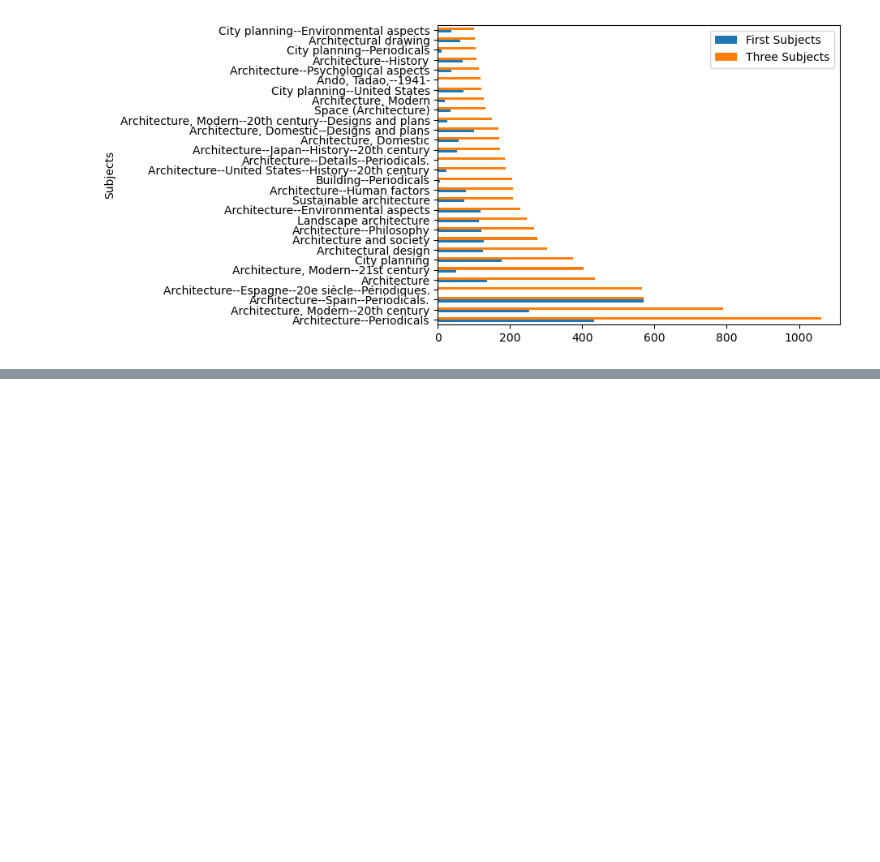
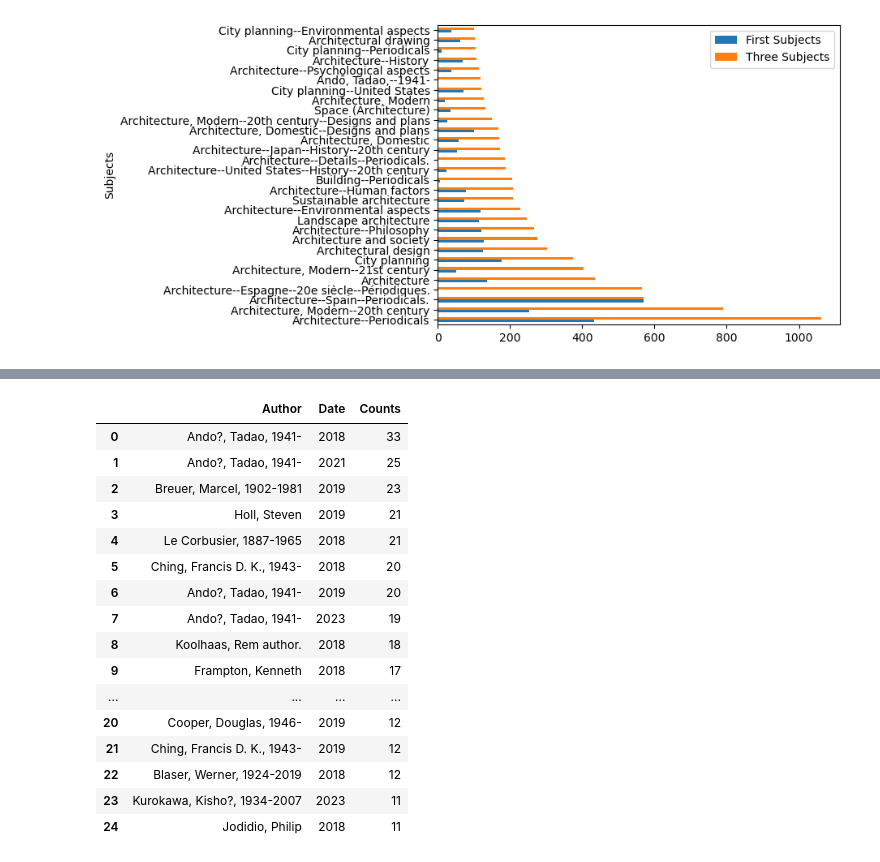
Before and after one commit to senderrr/Architecture, a Jupyter notebook: ArchitectureNotebookPlots.ipynb, the cells around one changed output, grey strips where cells are left out. Drawn from its saved outputs; the diff is of its cells as text; code cells hidden in the pictures; blank space fills up the shorter version.

```diff
--- a/ArchitectureNotebookPlots.ipynb
+++ b/ArchitectureNotebookPlots.ipynb
@@ -15,7 +15,12 @@ three_df.head()
 | 2 | 2252958767220001701 | 1/2/2018 | N | 31951D01848189P | HT119 .S65 2000 | TARCH | ... |
 | 3 | 2252959196040001701 | 1/2/2018 | N | 31951000140967E | E159 .H77 | TARCH | ... |
 | 4 | 2252959196040001701 | 1/2/2018 | N | 31951000140967E | E159 .H77 | TARCH | ... |
-# %%
-three_df['Loan Date'] = three_df['Loan Date'].astype(str).str[-4:]
-one_df['Loan Date'] = one_df['Loan Date'].astype(str).str[-4:]
-three_df.head(5)
+# %%
+# rename columns
+one_df = one_df.rename(columns={'Title (Complete)' : 'Title',
+                   'Permanent Call Number' : 'Call Number',
+               'Loan Date' : 'Date'})
+
+#convert to string and change year to whole year
+one_df['Date'] = one_df['Date'].astype(str).str[-4:]
+one_df.head(5)
@@ -144,0 +206,23 @@ bar_df.plot(x='Subjects', y=['First Subjects', 'Three Subjects'], kind='barh')
+# %%
+# Create a number of counts via group by author and date for the first subject DataFrame
+
+AuthorCounts = one_df.groupby(['Author', 'Date']).size().reset_index(name='Counts').sort_values(by=['Counts'], ascending=[False])
+AuthorCounts.reset_index(drop = True).head(25)
+# %% [output]
+|  | Author | Date | Counts |
+| 0 | Ando?, Tadao, 1941- | 2018 | 33 |
+| 1 | Ando?, Tadao, 1941- | 2021 | 25 |
+| 2 | Breuer, Marcel, 1902-1981 | 2019 | 23 |
+| 3 | Holl, Steven | 2019 | 21 |
+| 4 | Le Corbusier, 1887-1965 | 2018 | 21 |
+| 5 | Ching, Francis D. K., 1943- | 2018 | 20 |
+| 6 | Ando?, Tadao, 1941- | 2019 | 20 |
+| 7 | Ando?, Tadao, 1941- | 2023 | 19 |
+| 8 | Koolhaas, Rem author. | 2018 | 18 |
+| 9 | Frampton, Kenneth | 2018 | 17 |
+| ... | ... | ... | ... |
+| 20 | Cooper, Douglas, 1946- | 2019 | 12 |
+| 21 | Ching, Francis D. K., 1943- | 2019 | 12 |
+| 22 | Blaser, Werner, 1924-2019 | 2018 | 12 |
+| 23 | Kurokawa, Kisho?, 1934-2007 | 2023 | 11 |
+| 24 | Jodidio, Philip | 2018 | 11 |
```
Also changed, not shown: parts of 17 cells of this notebook, 4 other files.
